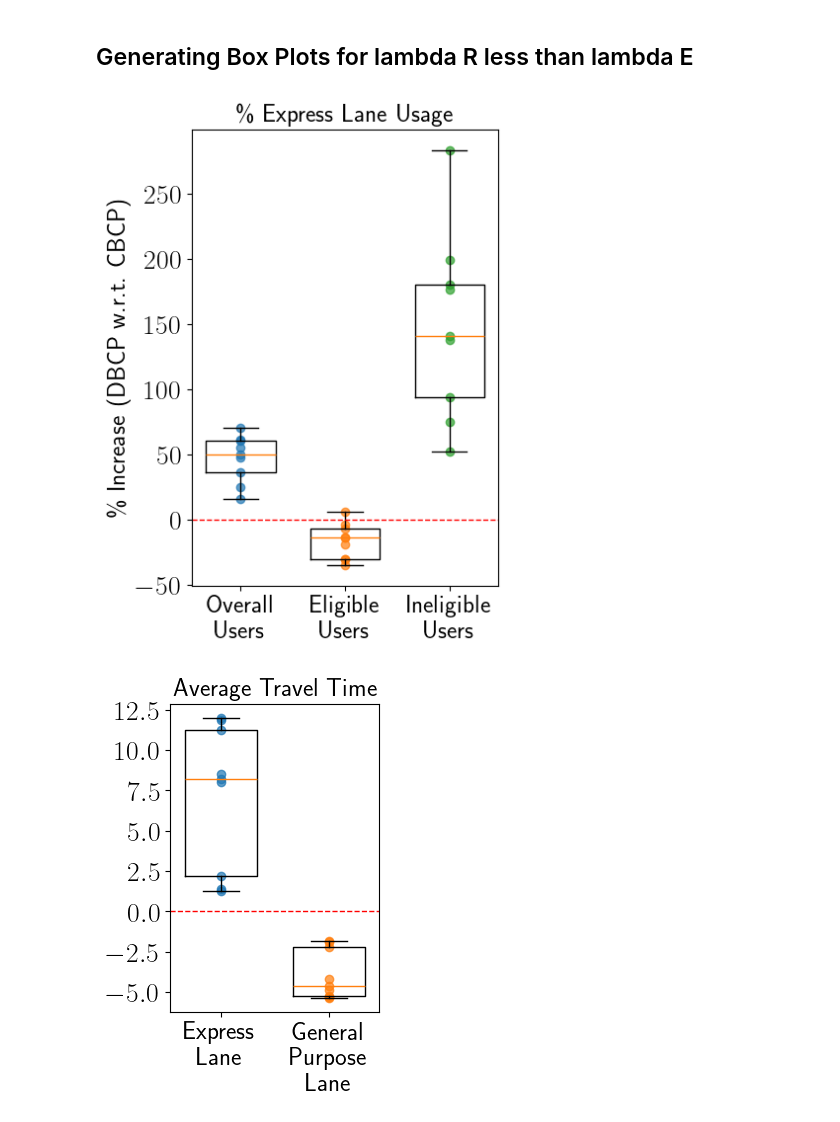
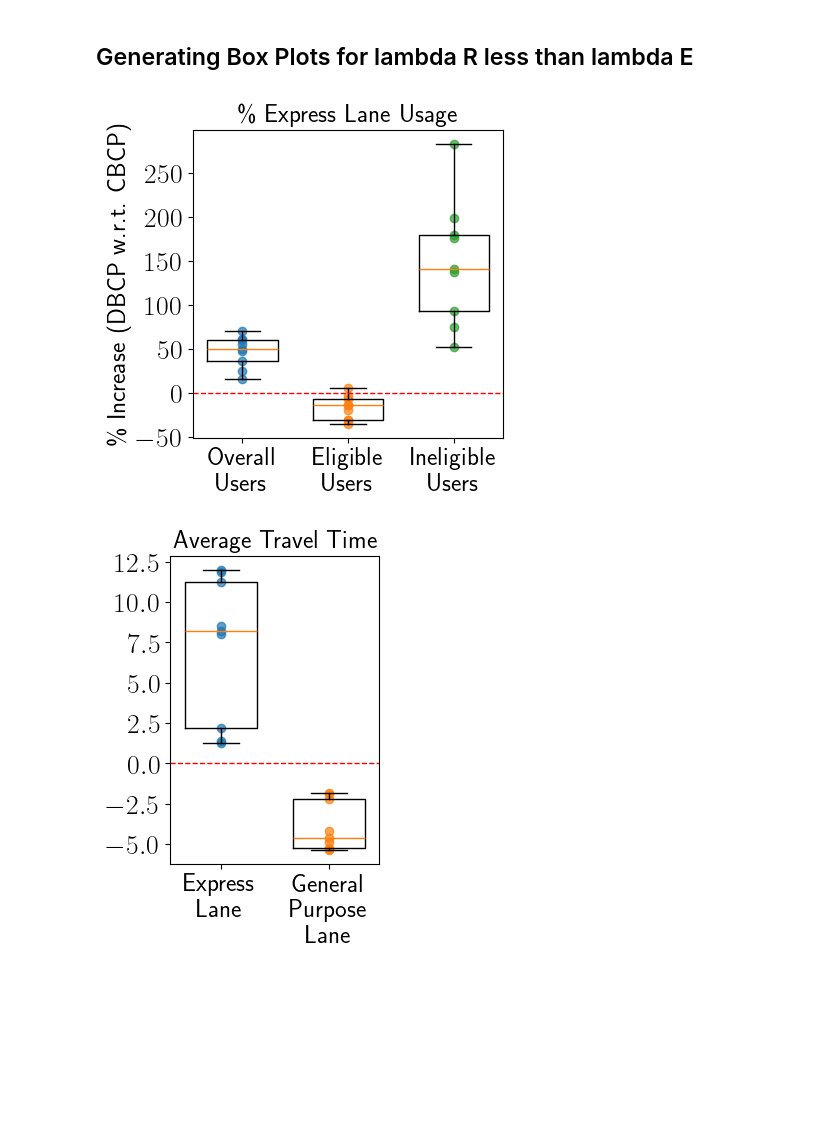
Before and after one commit to chihyuanchiu/CBCP_Credit_Discount, a Jupyter notebook: frank/Bilevel_Opt_aux_compare_CBCP_DBCP.ipynb, the cells around one changed output. Cells and saved outputs as stored; diff of their text form; code cells hidden in the pictures; blank space fills up the shorter version.

```diff
--- a/frank/Bilevel_Opt_aux_compare_CBCP_DBCP.ipynb
+++ b/frank/Bilevel_Opt_aux_compare_CBCP_DBCP.ipynb
@@ -1044,39 +1044,39 @@ data = [percent_express_overall___lambda_R_less_than_lambda_E,\
 positions = np.array([1, 2, 3]) * 0.15
 
 # plt.figure(figsize=(8, 5))
-plt.figure(figsize=(4, 6))
+plt.figure(figsize=(4, 4))
 
 # Boxplots
 plt.boxplot(data, positions=positions, widths=0.1)
 
 # Scatter points with jitter
 for i, d in enumerate(data):
     # x_vals = np.random.normal(positions[i], 0.05, size=len(d))
     x_vals = positions[i] * np.ones(len(d))
     plt.scatter(x_vals, d, alpha=0.7)
 
 # Set shared axis labels and ticks
 plt.xticks(positions, ['Overall\nUsers', 'Eligible\nUsers', 'Ineligible\nUsers'], fontsize=18)
 plt.yticks(fontsize=20)
 plt.ylabel("\% Increase (DBCP w.r.t. CBCP)", fontsize=18)
 # plt.ylabel("Magnitude")
 
 # plt.xlim(positions[0], positions[-1])
 pad = 0.07
 plt.xlim(positions[0] - pad, positions[-1] + pad)
 
 plt.axhline(y=0, color='red', linestyle='--', linewidth=1)
 
 plt.title("\% Express Lane Usage", fontsize=18)
 # plt.tick_params(axis='x', pad=2)
 # plt.margins(x=0)
 
 # plt.tight_layout()
 # plt.subplots_adjust(wspace=0.5)
 # plt.subplots_adjust(hspace=0.5)
 plt.show()
 # %% [output]
-[figure, old version]
+[figure, new version]
 # %%
 # Average travel time (lambda R < lambda_E)
 
```
Also changed, not shown: parts of 5 cells of this notebook.
